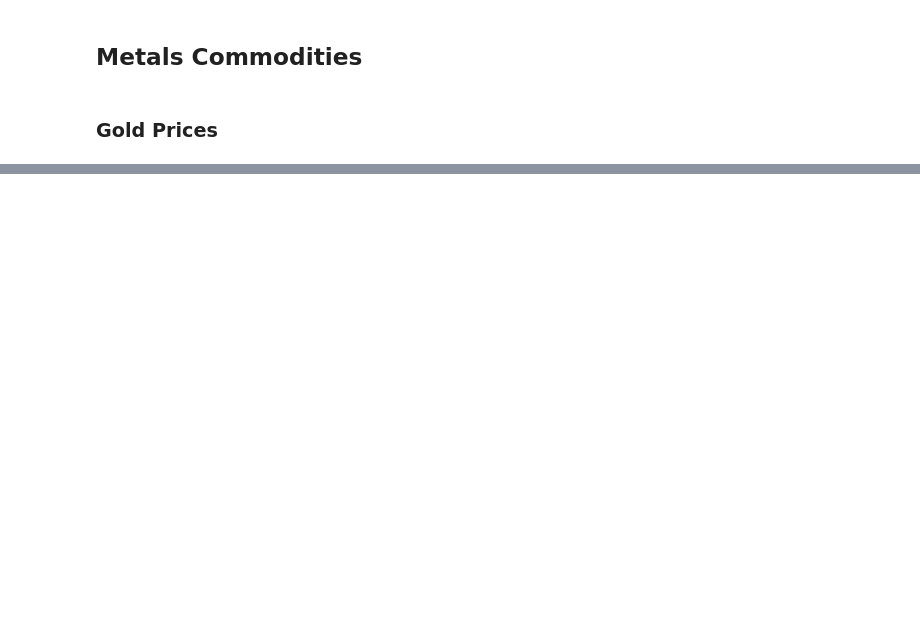
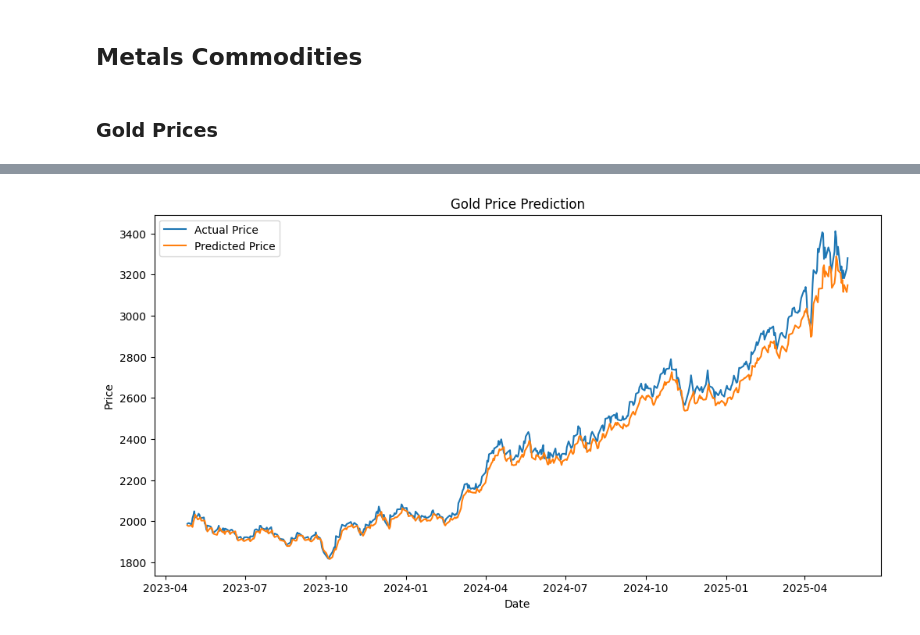
Before and after one commit to KurtisZ18/Predicting-Commodities, a Jupyter notebook: Commodity_Predictions.ipynb, the cells around one changed output, grey strips where cells are left out. Saved outputs shown, nothing was run; the diff lists cells and outputs as text; code cells hidden in the pictures; blank space fills up the shorter version.

```diff
--- a/Commodity_Predictions.ipynb
+++ b/Commodity_Predictions.ipynb
@@ -366,0 +548,32 @@ Day 10: 501.85
+# %%
+scaler = MinMaxScaler()
+gold_df['Scaled_Price'] = scaler.fit_transform(gold_df[['Gold_Price']])
+
+def create_sequences(data, window_size):
+    X = []
+    y = []
+    for i in range(len(data) - window_size):
+        X.append(data[i:i+window_size])
+        y.append(data[i+window_size])
+    return np.array(X), np.array(y)
+
+window_size = 10
+X, y = create_sequences(gold_df['Scaled_Price'].values, window_size)
+
+X_train, X_test, y_train, y_test = train_test_split(
+    X, y, test_size=0.2, shuffle=False
+)
+
+model = Sequential([
+    Dense(64, activation='relu', input_shape=(window_size,)),
+    Dense(64, activation='relu'),
+    Dense(1)
+])
+
+model.compile(optimizer='adam', loss='mse')
+history = model.fit(X_train, y_train, epochs=50, batch_size=32, validation_split=0.1)
+
+predicted = model.predict(X_test)
+
+predicted_prices = scaler.inverse_transform(predicted)
+actual_prices = scaler.inverse_transform(y_test.reshape(-1, 1))
@@ -366,0 +599,14 @@ Day 10: 501.85
+# %%
+test_dates = gold_df['Date'].iloc[len(X_train) + window_size:].reset_index(drop=True)
+
+plt.figure(figsize=(12, 6))
+plt.plot(test_dates, actual_prices, label='Actual Price')
+plt.plot(test_dates, predicted_prices, label='Predicted Price')
+
+plt.title('Gold Price Prediction')
+plt.xlabel('Date')
+plt.ylabel('Price')
+plt.legend()
+plt.show()
+# %% [output]
+[figure, added]
```
Also changed, not shown: parts of 16 cells of this notebook.
